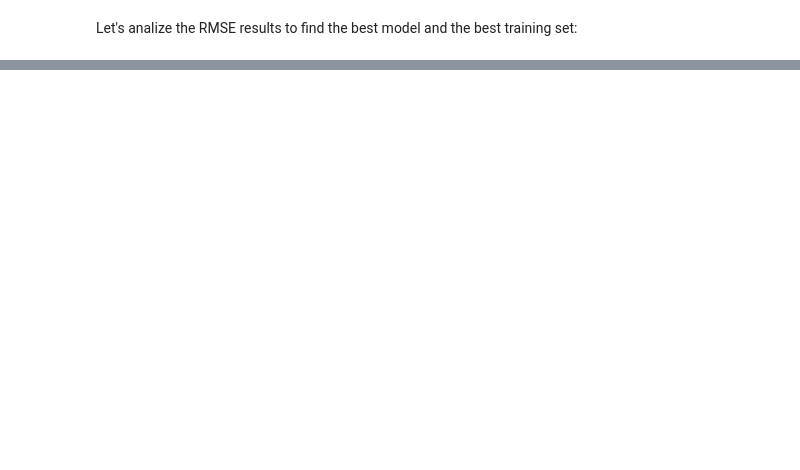
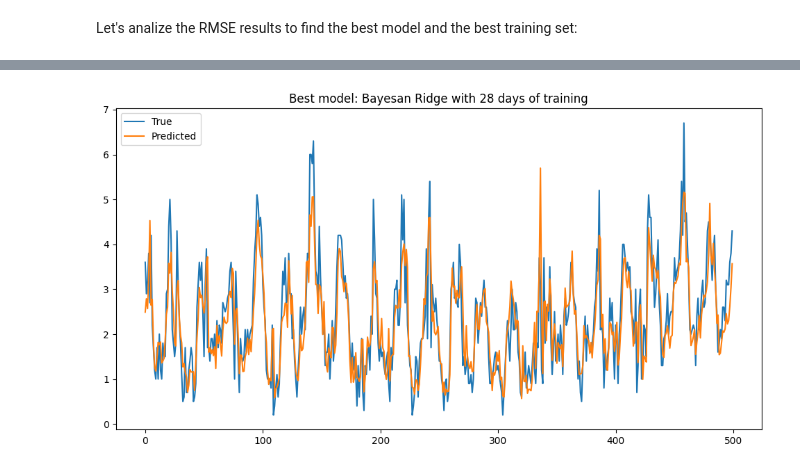
Before and after one commit to celienbonhomme/ml_partial2, a Jupyter notebook: _sources/exo4.ipynb, the cells around one changed output, grey strips where cells are left out. Saved outputs shown, nothing was run; the diff lists cells and outputs as text; code cells hidden in the pictures; blank space fills up the shorter version.

```diff
--- a/_sources/exo4.ipynb
+++ b/_sources/exo4.ipynb
@@ -321,0 +309,17 @@ BayesianOptimization()
+# %%
+#plot the best model results
+import matplotlib.pyplot as plt
+import numpy as np
+
+y_pred = results_dict[best_model][num_days]['y_pred']
+y_test = results_dict[best_model][num_days]['y_test']
+y_pred = np.array(y_pred).flatten()
+y_test = np.array(y_test).flatten()
+plt.figure(figsize=(12, 6))
+plt.plot(y_test[-500:], label='True')
+plt.plot(y_pred[-500:], label='Predicted')
+plt.legend()
+plt.title(f'Best model: {best_model} with {num_days} days of training')
+plt.show()
+# %% [output]
+[figure, added]
```
Also changed, not shown: parts of 10 cells of this notebook, 13 other files.
